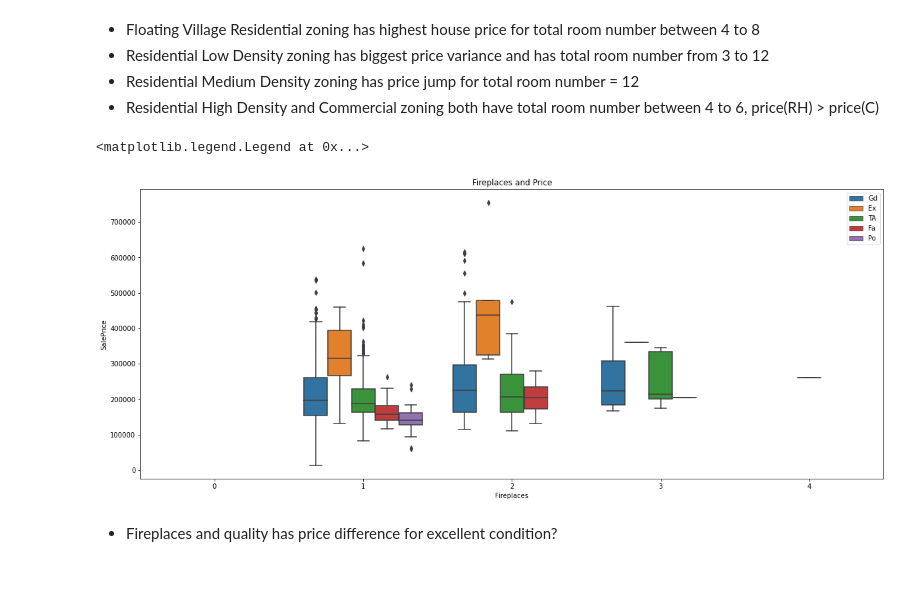
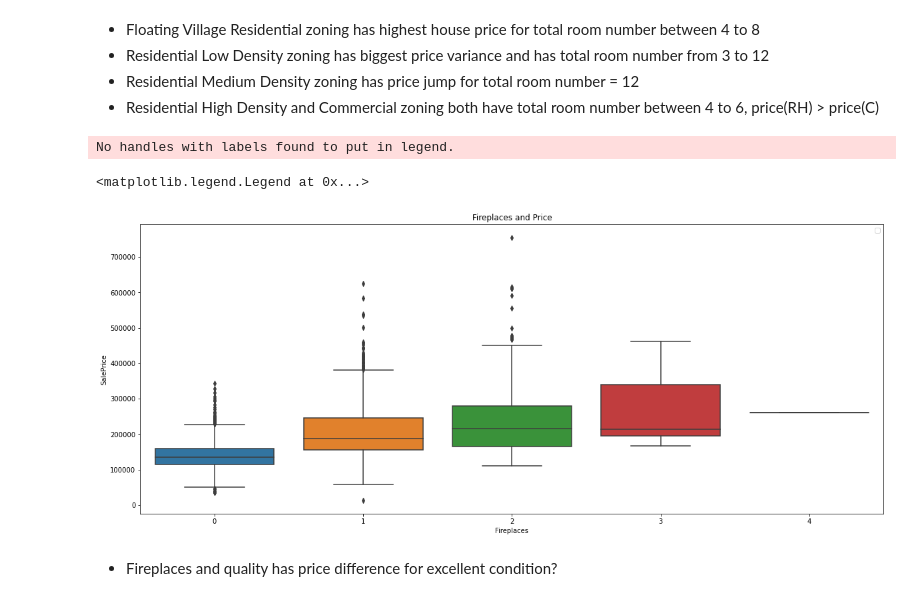
Before and after one commit to danieljinchoy/ames_housing_ml, a Jupyter notebook: EDA.ipynb, the cells around one changed output. Saved outputs shown, nothing was run; the diff lists cells and outputs as text; code cells hidden in the pictures.

```diff
--- a/EDA.ipynb
+++ b/EDA.ipynb
@@ -67,3 +89,6 @@ SalePrice        1.000000
 Name: SalePrice, dtype: float64
 # %% [markdown]
 - GarageCars, GarageArea, GarageYrBlt, TotRmsAbvGrd, Fireplaces, OpenPorchSF, and WoodDeckSF are more correlated with Price
+# %%
+housing3['Porch'] = housing3['OpenPorchSF']+housing3['EnclosedPorch']+housing3['WoodDeckSF']+housing3['3SsnPorch']+housing3['ScreenPorch']
+housing3.columns
@@ -158,11 +237,12 @@ sns.boxplot(x = 'TotRmsAbvGrd', y = 'SalePrice', data = housing, hue = 'MSZoning
 # %%
 # Fireplaces vs. Price
 plt.figure(figsize=(20,8))
 plt.title('Fireplaces and Price')
-sns.boxplot(x = 'Fireplaces', y = 'SalePrice', data = housing3, hue = 'FireplaceQu').legend(loc='upper right')
+sns.boxplot(x = 'Fireplaces', y = 'SalePrice', data = housing3).legend(loc='upper right')
 # %% [output]
-<matplotlib.legend.Legend at 0x...>
+No handles with labels found to put in legend.
+<matplotlib.legend.Legend at 0x...>
-[figure, old version]
+[figure, new version]
 # %% [markdown]
 - Fireplaces and quality has price difference for excellent condition?
 # %%
```
Also changed, not shown: parts of 7 cells of this notebook.
